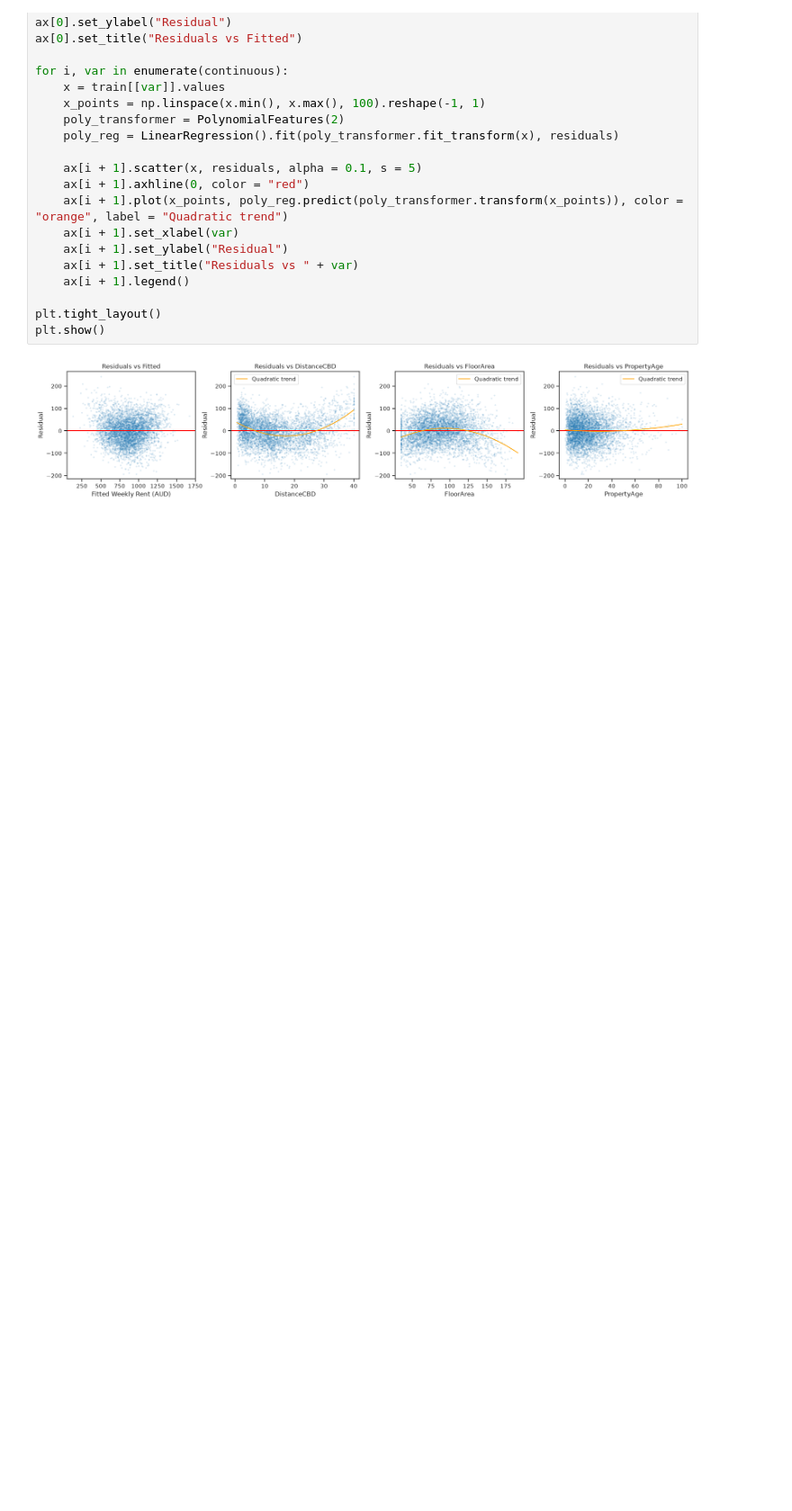
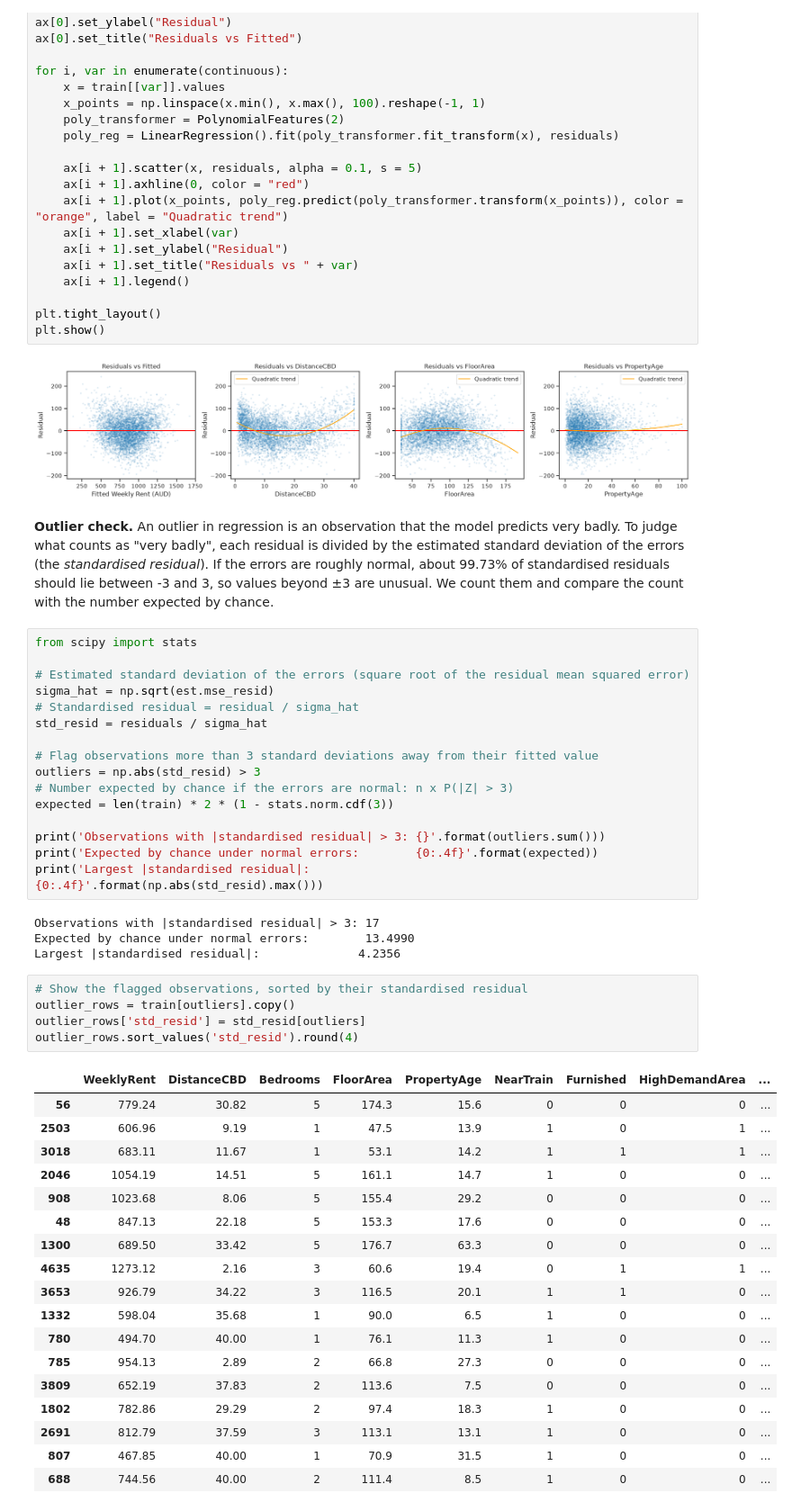
Before and after one commit to QingXueli/qbus2820, a Jupyter notebook: SID_Assignment1_implementation.ipynb, the cells around one changed output. Shown at 90% size. Drawn from its saved outputs; the diff is of its cells as text; blank space fills up the shorter version.

Commit message:
Replace boundary-value section with a residual-based outlier check
Co-Authored-By: Claude Opus 5.5 <noreply@anthropic.com>
Claude-Session: https://claude.ai/code/session_01EBVknjHKcdqYfCbgwhmvJF

```diff
--- a/SID_Assignment1_implementation.ipynb
+++ b/SID_Assignment1_implementation.ipynb
@@ -445,3 +405,52 @@ plt.tight_layout()
 plt.show()
 # %% [output]
 [figure]
+# %% [markdown]
+**Outlier check.** An outlier in regression is an observation that the model predicts very badly.
+To judge what counts as "very badly", each residual is divided by the estimated standard deviation of the errors
+(the *standardised residual*). If the errors are roughly normal, about 99.73% of standardised residuals should lie
+between -3 and 3, so values beyond ±3 are unusual. We count them and compare the count with the number expected by chance.
+# %%
+from scipy import stats
+
+# Estimated standard deviation of the errors (square root of the residual mean squared error)
+sigma_hat = np.sqrt(est.mse_resid)
+# Standardised residual = residual / sigma_hat
+std_resid = residuals / sigma_hat
+
+# Flag observations more than 3 standard deviations away from their fitted value
+outliers = np.abs(std_resid) > 3
+# Number expected by chance if the errors are normal: n x P(|Z| > 3)
+expected = len(train) * 2 * (1 - stats.norm.cdf(3))
+
+print('Observations with |standardised residual| > 3: {}'.format(outliers.sum()))
+print('Expected by chance under normal errors:        {0:.4f}'.format(expected))
+print('Largest |standardised residual|:              {0:.4f}'.format(np.abs(std_resid).max()))
+# %% [output]
+Observations with |standardised residual| > 3: 17
+Expected by chance under normal errors:        13.4990
+Largest |standardised residual|:              4.2356
+# %%
+# Show the flagged observations, sorted by their standardised residual
+outlier_rows = train[outliers].copy()
+outlier_rows['std_resid'] = std_resid[outliers]
+outlier_rows.sort_values('std_resid').round(4)
+# %% [output]
+|  | WeeklyRent | DistanceCBD | Bedrooms | FloorArea | PropertyAge | NearTrain | Furnished | HighDemandArea | ... |
+| 56 | 779.24 | 30.82 | 5 | 174.3 | 15.6 | 0 | 0 | 0 | ... |
+| 2503 | 606.96 | 9.19 | 1 | 47.5 | 13.9 | 1 | 0 | 1 | ... |
+| 3018 | 683.11 | 11.67 | 1 | 53.1 | 14.2 | 1 | 1 | 1 | ... |
+| 2046 | 1054.19 | 14.51 | 5 | 161.1 | 14.7 | 1 | 0 | 0 | ... |
+| 908 | 1023.68 | 8.06 | 5 | 155.4 | 29.2 | 0 | 0 | 0 | ... |
+| 48 | 847.13 | 22.18 | 5 | 153.3 | 17.6 | 0 | 0 | 0 | ... |
+| 1300 | 689.50 | 33.42 | 5 | 176.7 | 63.3 | 0 | 0 | 0 | ... |
+| 4635 | 1273.12 | 2.16 | 3 | 60.6 | 19.4 | 0 | 1 | 1 | ... |
+| 3653 | 926.79 | 34.22 | 3 | 116.5 | 20.1 | 1 | 1 | 0 | ... |
+| 1332 | 598.04 | 35.68 | 1 | 90.0 | 6.5 | 1 | 0 | 0 | ... |
+| 780 | 494.70 | 40.00 | 1 | 76.1 | 11.3 | 1 | 0 | 0 | ... |
+| 785 | 954.13 | 2.89 | 2 | 66.8 | 27.3 | 0 | 0 | 0 | ... |
+| 3809 | 652.19 | 37.83 | 2 | 113.6 | 7.5 | 0 | 0 | 0 | ... |
+| 1802 | 782.86 | 29.29 | 2 | 97.4 | 18.3 | 1 | 0 | 0 | ... |
+| 2691 | 812.79 | 37.59 | 3 | 113.1 | 13.1 | 1 | 0 | 0 | ... |
+| 807 | 467.85 | 40.00 | 1 | 70.9 | 31.5 | 1 | 0 | 0 | ... |
+| 688 | 744.56 | 40.00 | 2 | 111.4 | 8.5 | 1 | 0 | 0 | ... |
```
Also changed, not shown: parts of 13 cells of this notebook, 2 other files.
